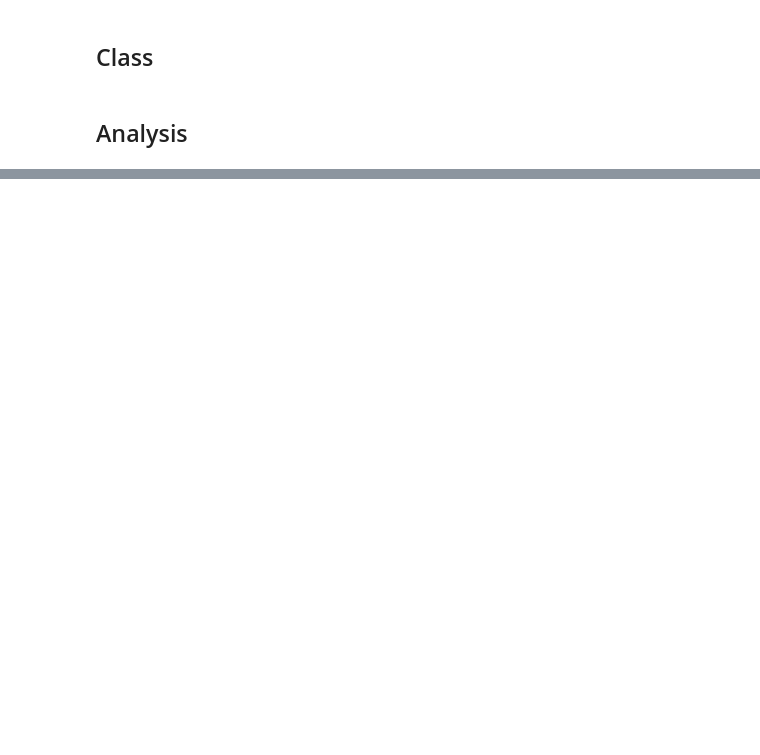
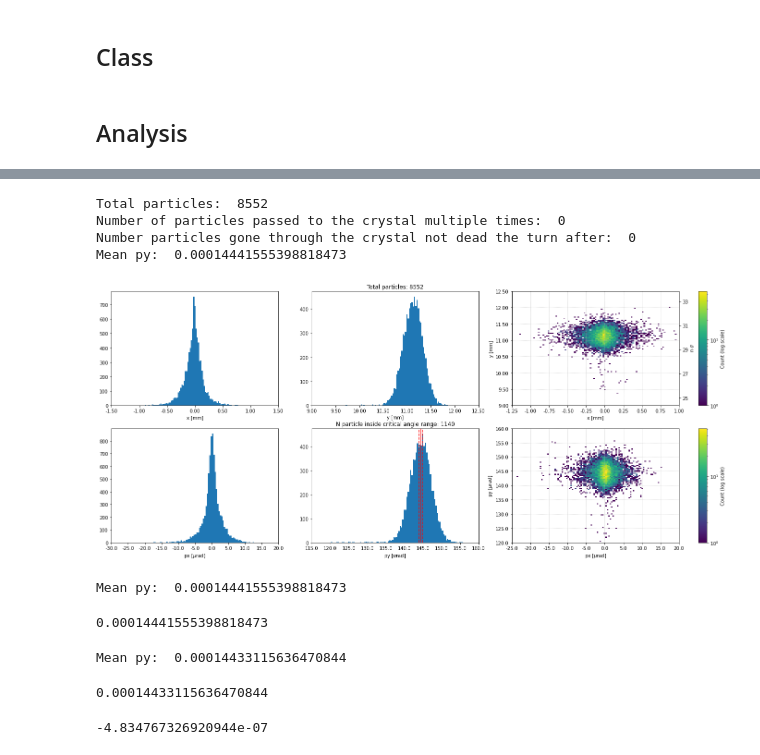
Before and after one commit to chiaramaccani/two_cryst_sim, a Jupyter notebook: Monitors_analysis_notebook.ipynb, the cells around one changed output, grey strips where cells are left out. Cells and saved outputs as stored; diff of their text form; code cells hidden in the pictures; blank space fills up the shorter version.

```diff
--- a/Monitors_analysis_notebook.ipynb
+++ b/Monitors_analysis_notebook.ipynb
@@ -834,0 +846,4 @@ TARGET.data.where(((TARGET.data.loc[ 'x', :, 1] > TARGET.abs_x_low) & (TARGET.da
+# %%
+TCCS_xsuite.load(list(file_path_xsuite.glob(f"TCCS*"))[0])
+#TARGET_xsuite.load(list(file_path_xsuite.glob(f"TARGET*"))[0])
+TCCP_xsuite.load(list(file_path_xsuite.glob(f"TARGET*"))[0])
@@ -834,0 +912,22 @@ TARGET.data.where(((TARGET.data.loc[ 'x', :, 1] > TARGET.abs_x_low) & (TARGET.da
+# %%
+TCCP_xsuite.plot_impacting_particles( xpcrit=True, calculate_mean=True, lower_cut=137.0e-6, upper_cut=153.0e-6)
+# %% [output]
+Total particles:  8552
+Number of particles passed to the crystal multiple times:  0
+Number particles gone through the crystal not dead the turn after:  0
+Mean py:  0.00014441555398818473
+[figure, added]
+# %%
+TCCP_xsuite.calculate_mean_py(lower_cut=137.0e-6, upper_cut=153.0e-6)
+# %% [output]
+Mean py:  0.00014441555398818473
+0.00014441555398818473
+# %%
+TCCP_xsuite.calculate_mean_py()
+# %% [output]
+Mean py:  0.00014433115636470844
+0.00014433115636470844
+# %%
+TCCP_xsuite.xp_crit
+# %% [output]
+-4.834767326920944e-07
```
Also changed, not shown: parts of 49 cells of this notebook, 12 other files.
